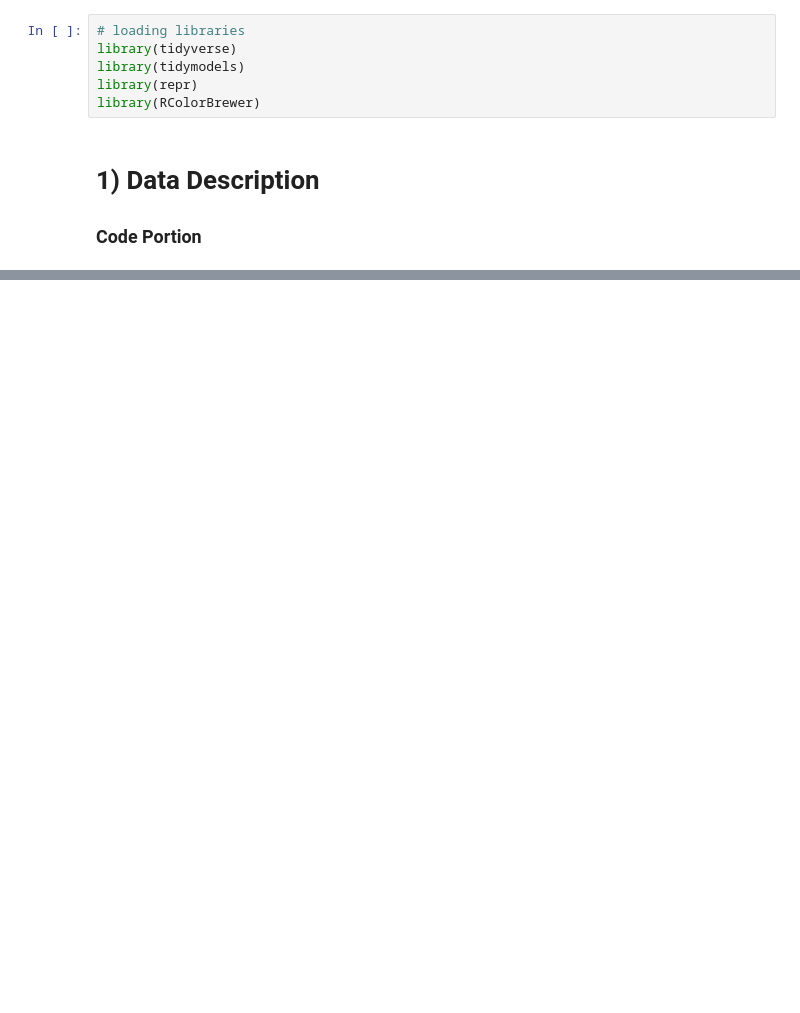
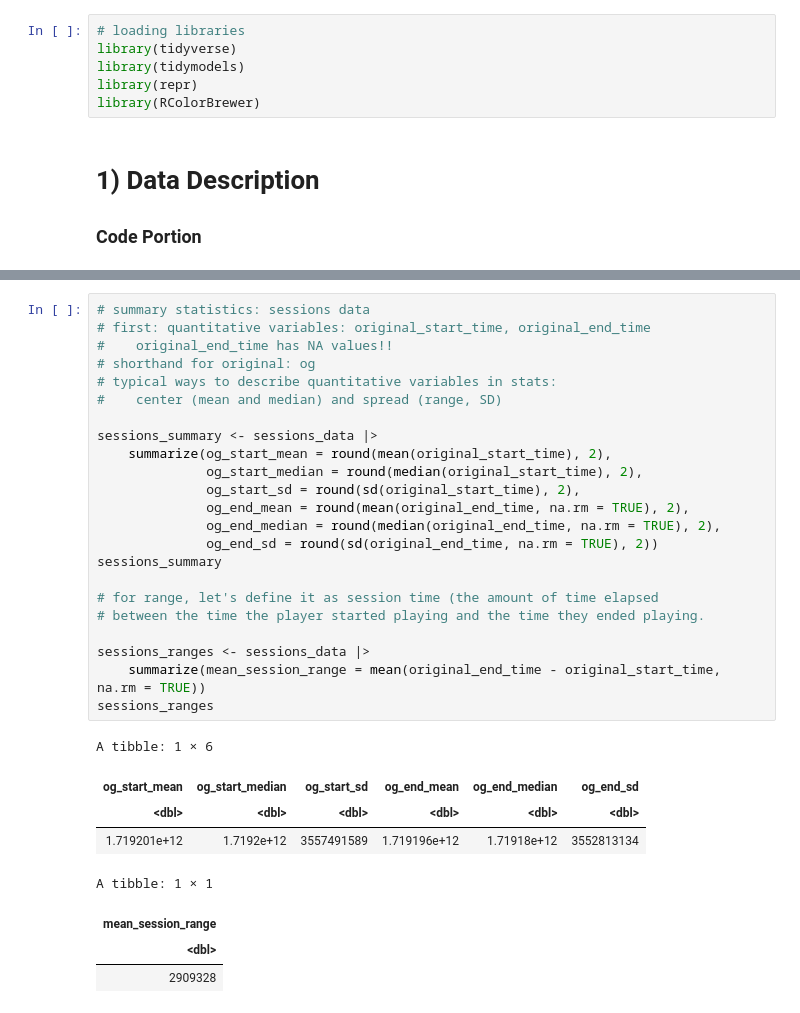
Before and after one commit to angelinahang/dsci-100-2025w1-project-personal-plan-group-42, a Jupyter notebook: ahang_plan.ipynb, the cells around one changed output, grey strips where cells are left out. Saved outputs shown, nothing was run; the diff lists cells and outputs as text; blank space fills up the shorter version.

```diff
--- a/ahang_plan.ipynb
+++ b/ahang_plan.ipynb
@@ -73,3 +109,35 @@ A spec_tbl_df: 1535 × 5
+# %%
+# summary statistics: sessions data
+# first: quantitative variables: original_start_time, original_end_time
+#    original_end_time has NA values!!
+# shorthand for original: og
+# typical ways to describe quantitative variables in stats:
+#    center (mean and median) and spread (range, SD)
+
+sessions_summary <- sessions_data |>
+    summarize(og_start_mean = round(mean(original_start_time), 2),
+              og_start_median = round(median(original_start_time), 2),
+              og_start_sd = round(sd(original_start_time), 2),
+              og_end_mean = round(mean(original_end_time, na.rm = TRUE), 2),
+              og_end_median = round(median(original_end_time, na.rm = TRUE), 2),
+              og_end_sd = round(sd(original_end_time, na.rm = TRUE), 2))
+sessions_summary
+
+# for range, let's define it as session time (the amount of time elapsed
+# between the time the player started playing and the time they ended playing.
+
+sessions_ranges <- sessions_data |>
+    summarize(mean_session_range = mean(original_end_time - original_start_time, na.rm = TRUE))
+sessions_ranges
+# %% [output]
+A tibble: 1 × 6
+| og_start_mean | og_start_median | og_start_sd | og_end_mean | og_end_median | og_end_sd |
+| <dbl> | <dbl> | <dbl> | <dbl> | <dbl> | <dbl> |
+| 1.719201e+12 | 1.7192e+12 | 3557491589 | 1.719196e+12 | 1.71918e+12 | 3552813134 |
+A tibble: 1 × 1
+| mean_session_range |
+| <dbl> |
+| 2909328 |
 # %% [markdown]
 ### Written Portion
 
```
Also changed, not shown: parts of 3 cells of this notebook.
